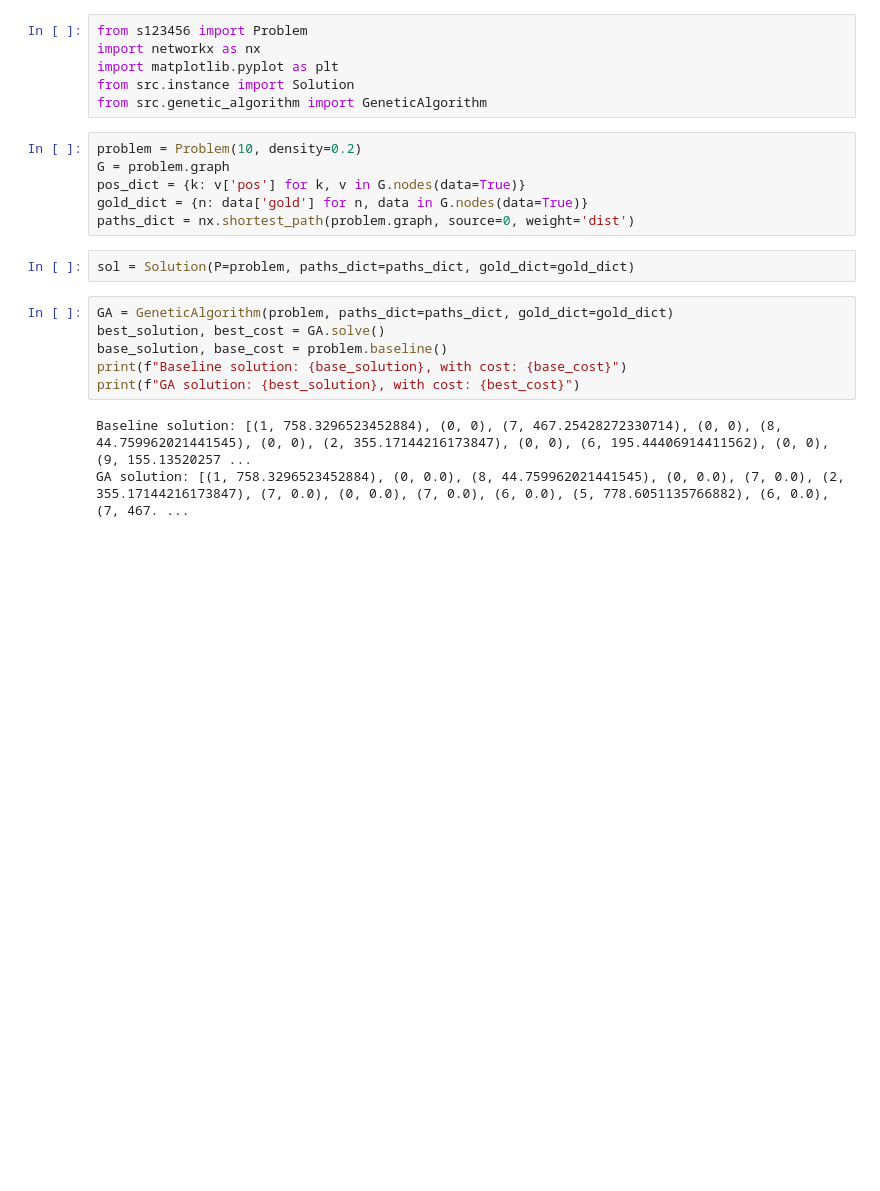
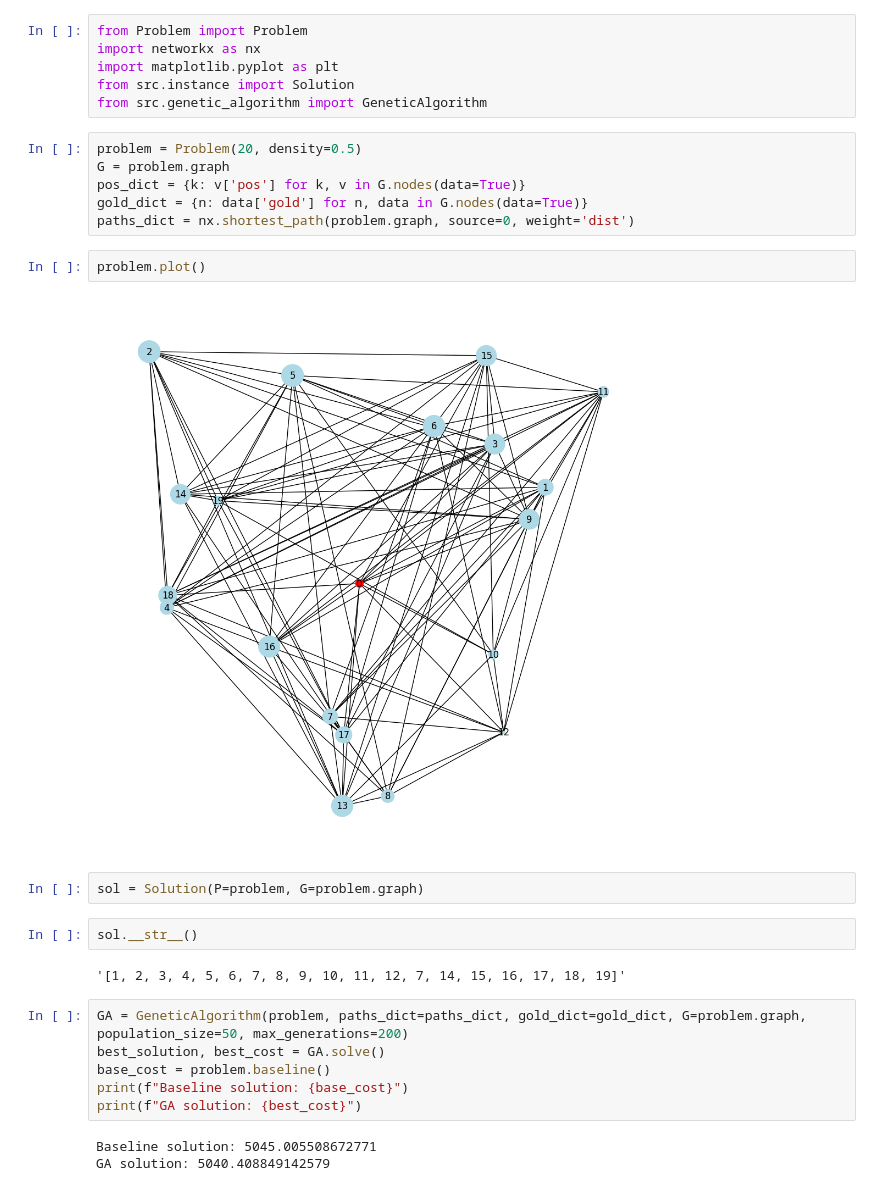
Before and after one commit to aleperlo/project-work, a Jupyter notebook: test.ipynb, the cells around one changed output. Saved outputs shown, nothing was run; the diff lists cells and outputs as text; blank space fills up the shorter version.

```diff
--- a/test.ipynb
+++ b/test.ipynb
@@ -1,23 +1,31 @@
 # %%
-from s123456 import Problem
+from Problem import Problem
 import networkx as nx
 import matplotlib.pyplot as plt
 from src.instance import Solution
 from src.genetic_algorithm import GeneticAlgorithm
 # %%
-problem = Problem(10, density=0.2)
+problem = Problem(20, density=0.5)
 G = problem.graph
 pos_dict = {k: v['pos'] for k, v in G.nodes(data=True)}
 gold_dict = {n: data['gold'] for n, data in G.nodes(data=True)}
 paths_dict = nx.shortest_path(problem.graph, source=0, weight='dist')
+# %%
+problem.plot()
+# %% [output]
+[figure, added]
 # %%
-sol = Solution(P=problem, paths_dict=paths_dict, gold_dict=gold_dict)
+sol = Solution(P=problem, G=problem.graph)
+# %%
+sol.__str__()
+# %% [output]
+'[1, 2, 3, 4, 5, 6, 7, 8, 9, 10, 11, 12, 7, 14, 15, 16, 17, 18, 19]'
 # %%
-GA = GeneticAlgorithm(problem, paths_dict=paths_dict, gold_dict=gold_dict)
+GA = GeneticAlgorithm(problem, paths_dict=paths_dict, gold_dict=gold_dict, G=problem.graph, population_size=50, max_generations=200)
 best_solution, best_cost = GA.solve()
-base_solution, base_cost = problem.baseline()
-print(f"Baseline solution: {base_solution}, with cost: {base_cost}")
-print(f"GA solution: {best_solution}, with cost: {best_cost}")
+base_cost = problem.baseline()
+print(f"Baseline solution: {base_cost}")
+print(f"GA solution: {best_cost}")
 # %% [output]
-Baseline solution: [(1, 758.3296523452884), (0, 0), (7, 467.25428272330714), (0, 0), (8, 44.759962021441545), (0, 0), (2, 355.17144216173847), (0, 0), (6, 195.44406914411562), (0, 0), (9, 155.13520257 ...
-GA solution: [(1, 758.3296523452884), (0, 0.0), (8, 44.759962021441545), (0, 0.0), (7, 0.0), (2, 355.17144216173847), (7, 0.0), (0, 0.0), (7, 0.0), (6, 0.0), (5, 778.6051135766882), (6, 0.0), (7, 467. ...
+Baseline solution: 5045.005508672771
+GA solution: 5040.408849142579
```
Also changed, not shown: 4 other files.
